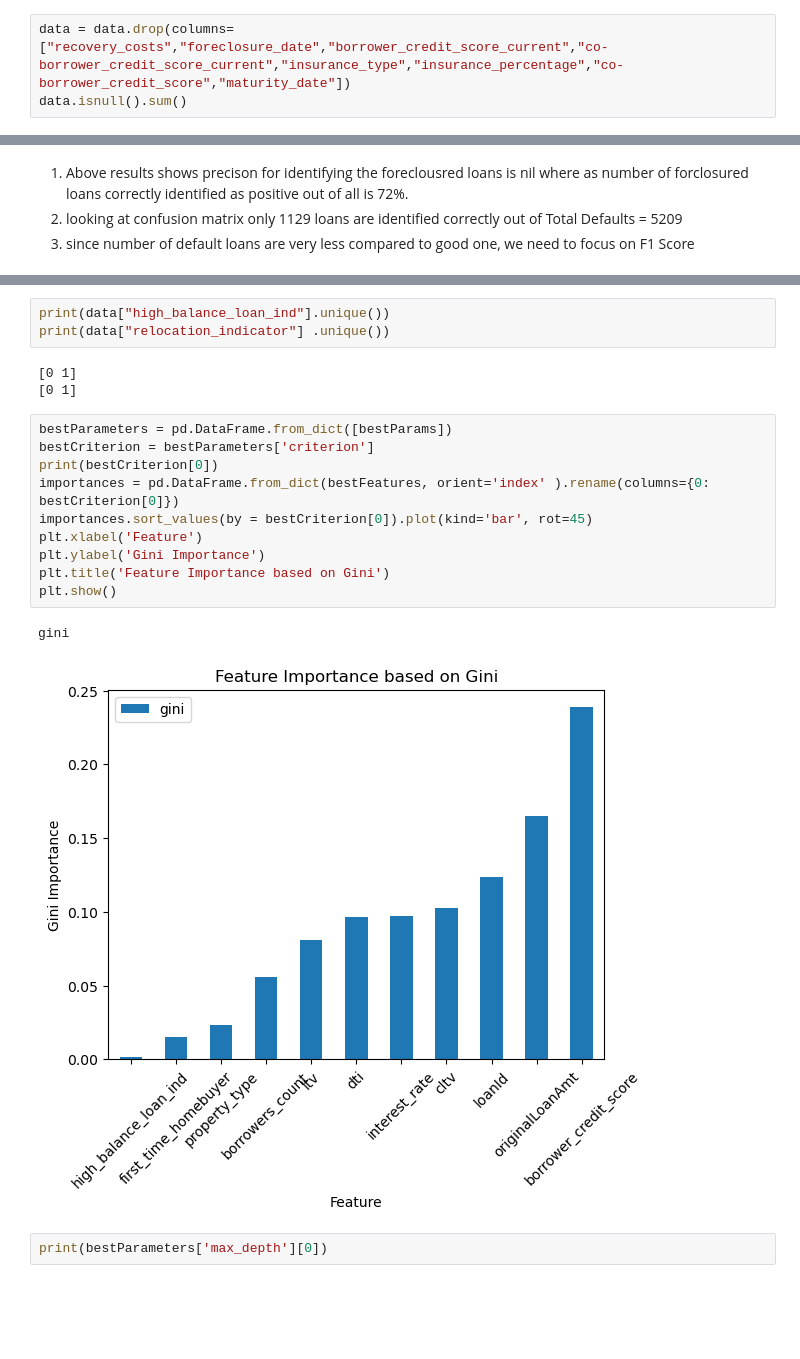
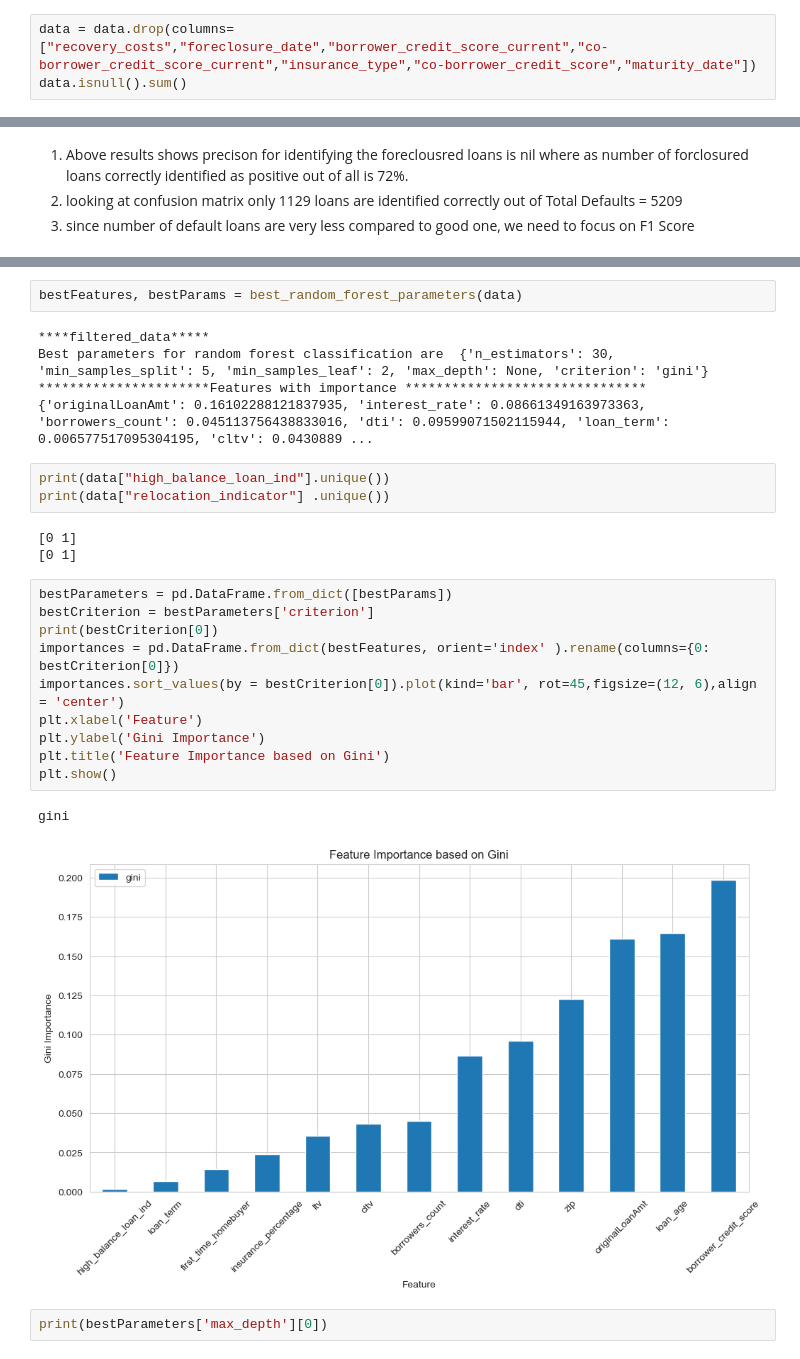
Before and after one commit to ManjuPallavi/FNMAProject, a Jupyter notebook: notebook/ExploratoryDataAnalysis.ipynb, the cells around one changed output, grey strips where cells are left out. Drawn from its saved outputs; the diff is of its cells as text; blank space fills up the shorter version.

```diff
--- a/notebook/ExploratoryDataAnalysis.ipynb
+++ b/notebook/ExploratoryDataAnalysis.ipynb
@@ -64,7 +114,7 @@ min                   1.00
 75%                  30.00
 max                  42.00
 # %%
-data = data.drop(columns=["recovery_costs","foreclosure_date","borrower_credit_score_current","co-borrower_credit_score_current","insurance_type","insurance_percentage","co-borrower_credit_score","maturity_date"])
+data = data.drop(columns=["recovery_costs","foreclosure_date","borrower_credit_score_current","co-borrower_credit_score_current","insurance_type","co-borrower_credit_score","maturity_date"])
 data.isnull().sum()
 # %% [output]
 loanId                          0
@@ -349,3 +411,10 @@ Best parameters for random forest classification are  {'n_estimators': 30, 'min_
+# %%
+bestFeatures, bestParams = best_random_forest_parameters(data)
+# %% [output]
+****filtered_data*****
+Best parameters for random forest classification are  {'n_estimators': 30, 'min_samples_split': 5, 'min_samples_leaf': 2, 'max_depth': None, 'criterion': 'gini'}
+**********************Features with importance *******************************
+{'originalLoanAmt': 0.16102288121837935, 'interest_rate': 0.08661349163973363, 'borrowers_count': 0.045113756438833016, 'dti': 0.09599071502115944, 'loan_term': 0.006577517095304195, 'cltv': 0.0430889 ...
 # %%
 print(data["high_balance_loan_ind"].unique())
 print(data["relocation_indicator"] .unique())
@@ -355,16 +424,16 @@ print(data["relocation_indicator"] .unique())
 # %%
 bestParameters = pd.DataFrame.from_dict([bestParams])
 bestCriterion = bestParameters['criterion']
 print(bestCriterion[0])
 importances = pd.DataFrame.from_dict(bestFeatures, orient='index' ).rename(columns={0: bestCriterion[0]})
-importances.sort_values(by = bestCriterion[0]).plot(kind='bar', rot=45)
+importances.sort_values(by = bestCriterion[0]).plot(kind='bar', rot=45,figsize=(12, 6),align = 'center')
 plt.xlabel('Feature')
 plt.ylabel('Gini Importance')
 plt.title('Feature Importance based on Gini')
 plt.show()
 # %% [output]
 gini
-[figure, old version]
+[figure, new version]
 # %%
 print(bestParameters['max_depth'][0])
 # %% [output]
```
Also changed, not shown: parts of 33 cells of this notebook, 4 other files.
